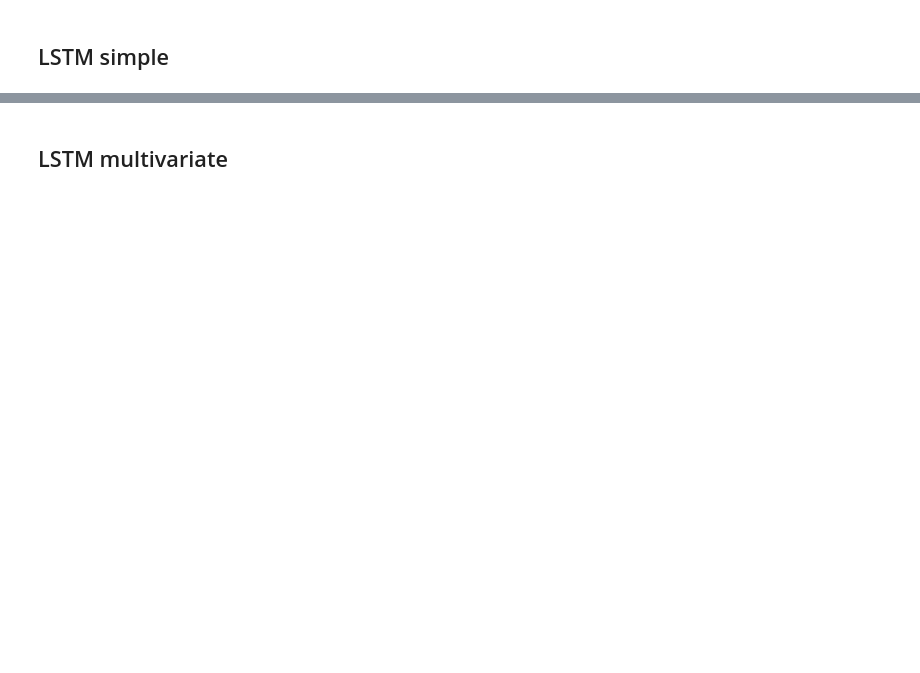
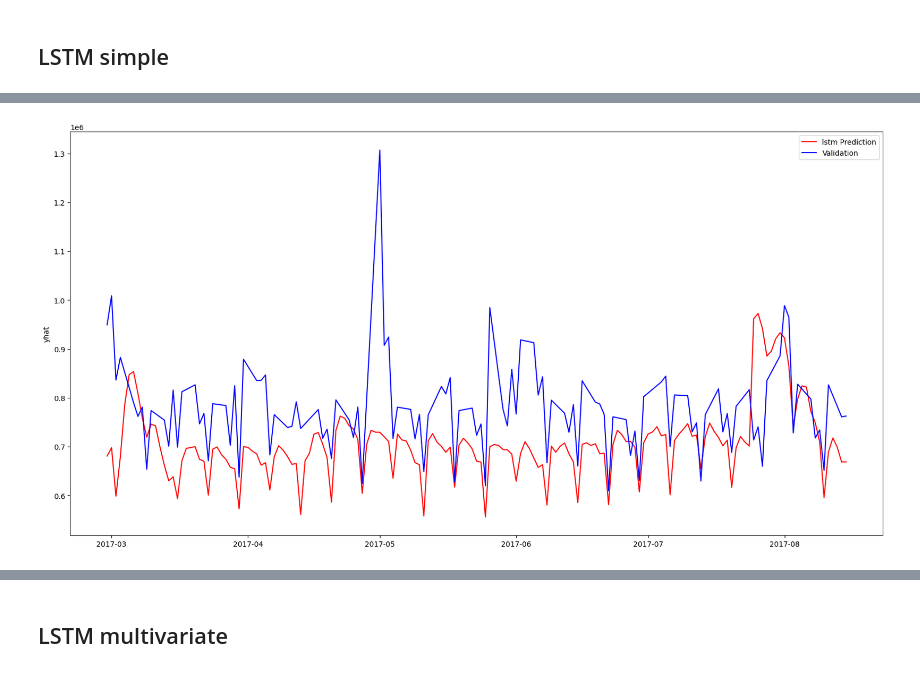
Before and after one commit to Capton1/stores-sales-forecasting-poc, a Jupyter notebook: notebooks/Model results 2 - viz.ipynb, the cells around one changed output, grey strips where cells are left out. Cells and saved outputs as stored; diff of their text form; code cells hidden in the pictures; blank space fills up the shorter version.

```diff
--- a/notebooks/Model results 2 - viz.ipynb
+++ b/notebooks/Model results 2 - viz.ipynb
@@ -163,3 +161,8 @@ predict_and_plot("lstm default_simple - 2024-01-31 09:48");
 Predicted 169 days
 RMSE: 45574159564.98798
 [figure]
+# %%
+predict_and_plot(
+    "lstm simple_batch_size_32_look_back_15_lr_0.1_scaled - 2024-02-01 09:51"
+)
+# %% [output]
@@ -166,3 +188,4 @@ RMSE: 45574159564.98798
+[figure, added]
 # %%
 predict_and_plot("lstm simple_default_l1_0_01_l2_0_01 - 2024-01-31 10:14")
 # %% [output]
```
Also changed, not shown: parts of 14 cells of this notebook, 9 other files.
